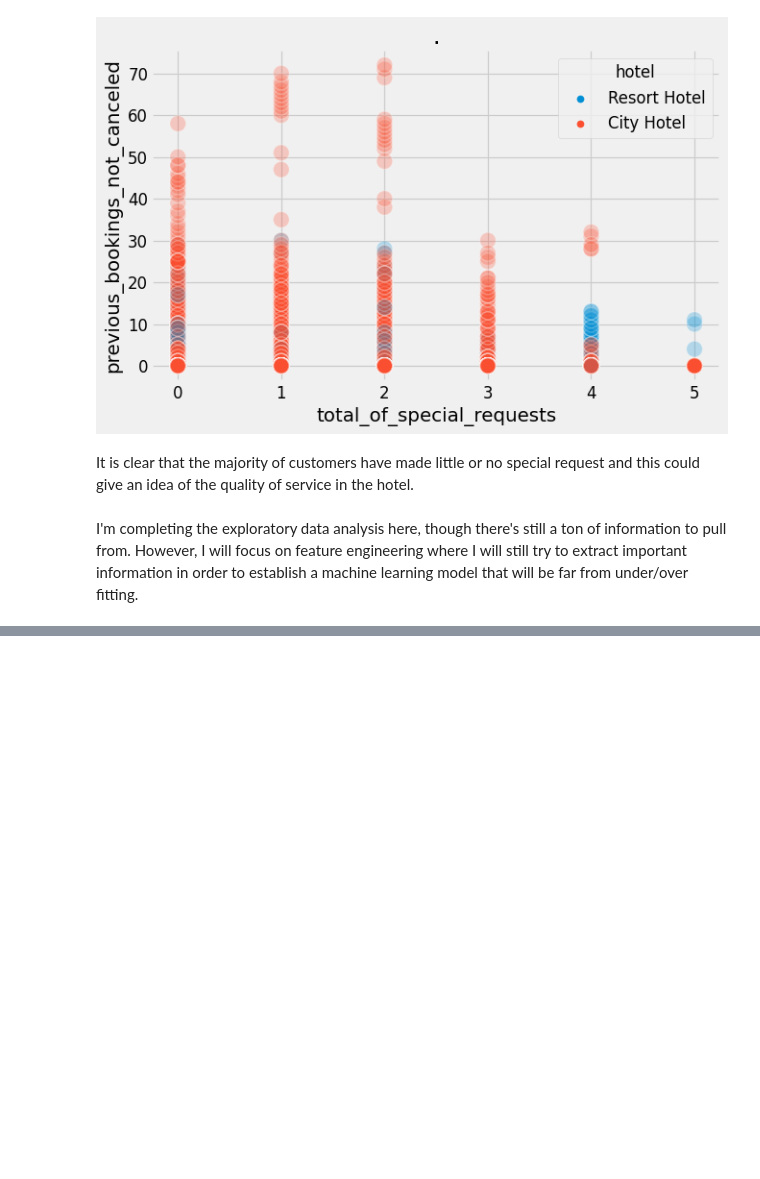
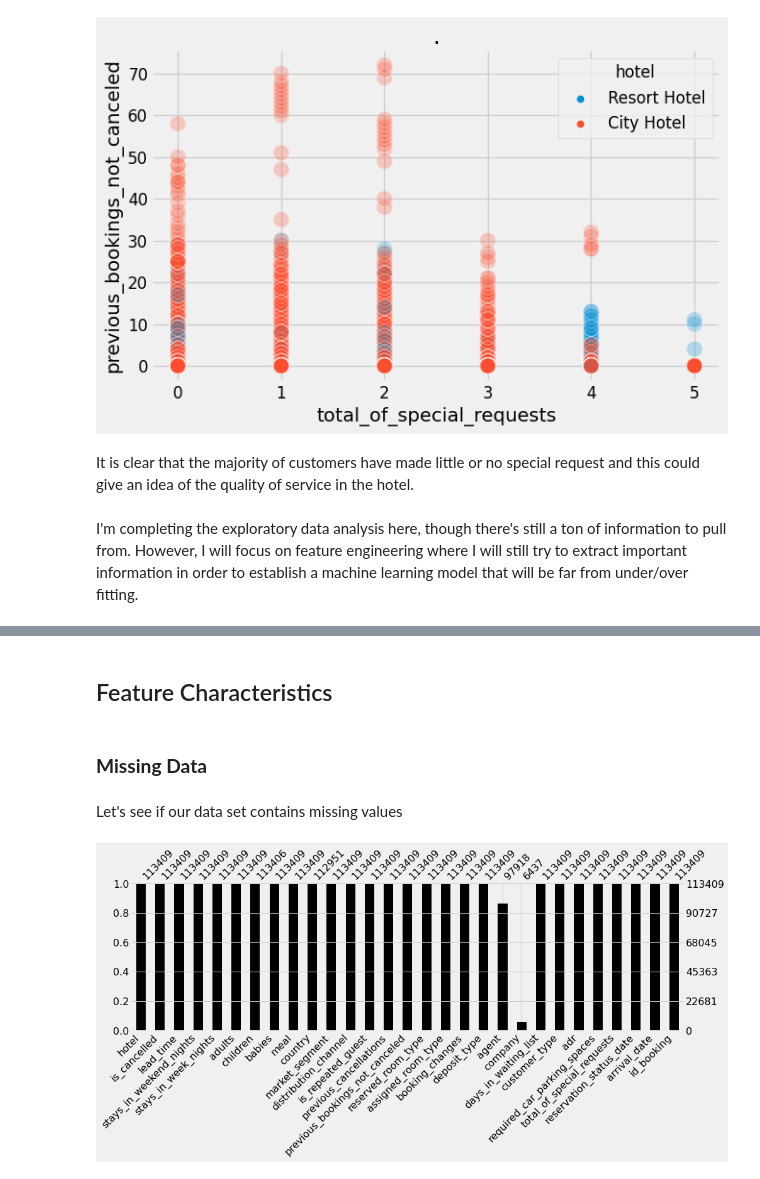
Before and after one commit to dajebbar/zoomcampML, a Jupyter notebook: midTermproject/notebook.ipynb, the cells around one changed output, grey strips where cells are left out. Saved outputs shown, nothing was run; the diff lists cells and outputs as text; code cells hidden in the pictures; blank space fills up the shorter version.

Commit message:
missing values

```diff
--- a/midTermproject/notebook.ipynb
+++ b/midTermproject/notebook.ipynb
@@ -444,0 +448,11 @@ I'm completing the exploratory data analysis here, though there's still a ton of
+# %% [markdown]
+## Feature Characteristics
+# %% [markdown]
+### **Missing Data**
+# %% [markdown]
+Let's see if our data set contains missing values
+# %%
+# NA train set
+msno.bar(df_train, figsize=(14,4), color ='k');
+# %% [output]
+[figure, added]
```
Also changed, not shown: parts of 69 cells of this notebook.
